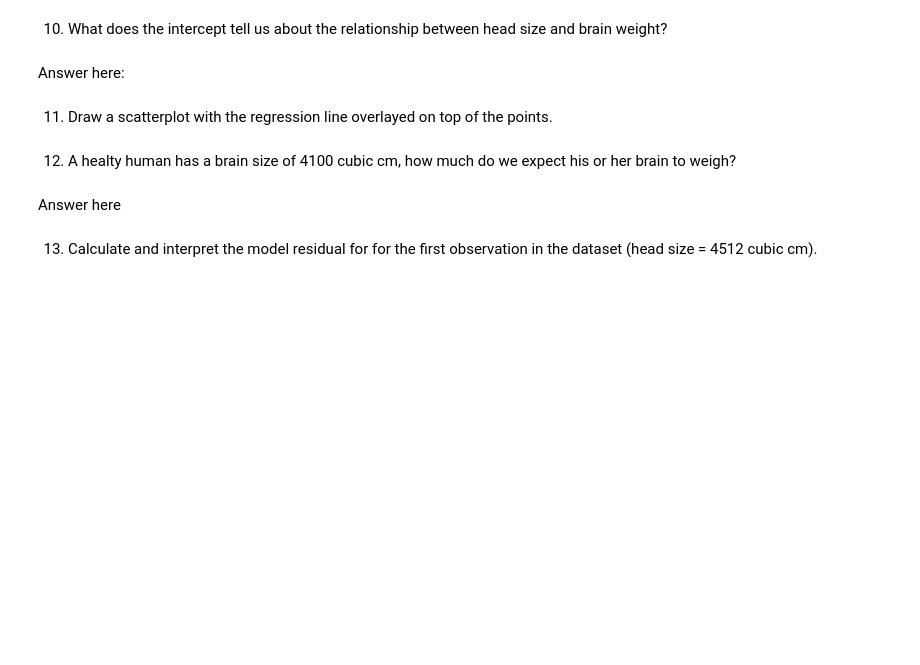
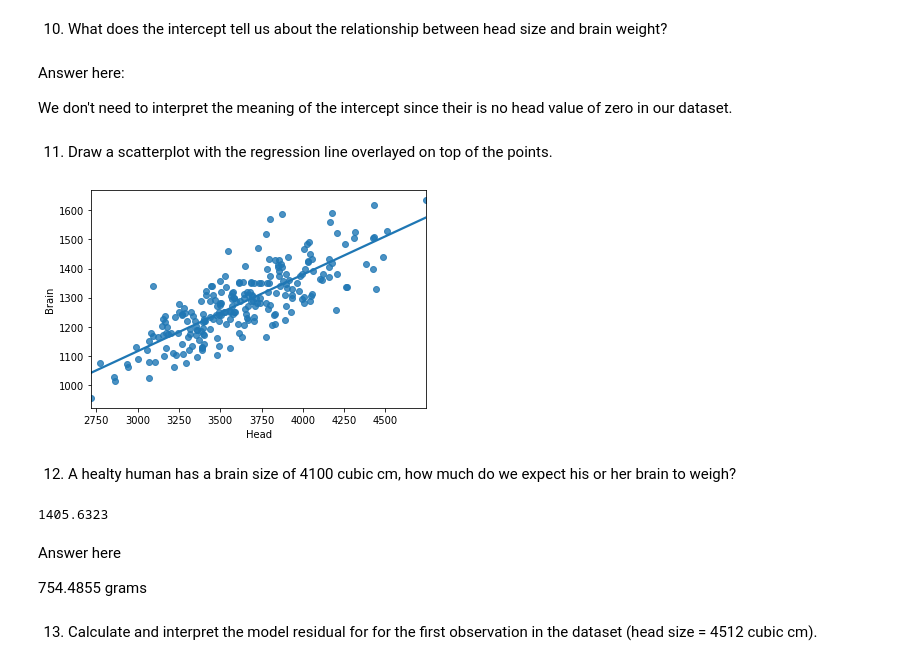
Before and after one commit to JenFaith/DS-Unit-1-Sprint-3-Linear-Algebra, a Jupyter notebook: module1-linear-correlation-regression/Faith-LS_DS_131_Simple_Linear_Regression_Assignment.ipynb, the cells around one changed output. Cells and saved outputs as stored; diff of their text form; code cells hidden in the pictures; blank space fills up the shorter version.

```diff
--- a/module1-linear-correlation-regression/Faith-LS_DS_131_Simple_Linear_Regression_Assignment.ipynb
+++ b/module1-linear-correlation-regression/Faith-LS_DS_131_Simple_Linear_Regression_Assignment.ipynb
@@ -83,6 +145,8 @@ Answer here:
 # %% [markdown]
 10) What does the intercept tell us about the relationship between head size and brain weight?
-# %% [markdown]
-Answer here:
+# %% [markdown]
+Answer here:
+
+We don't need to interpret the meaning of the intercept since their is no head value of zero in our dataset.
 # %% [markdown]
 11) Draw a scatterplot with the regression line overlayed on top of the points.
@@ -91,9 +153,24 @@ Answer here:
+# %%
+### YOUR CODE HERE ###
+
+import seaborn as sns
+
+ax = sns.regplot(x = df['Head'], y = df['Brain'], data = df, ci=None)
+# %% [output]
+[figure, added]
 # %% [markdown]
 12) A healty human has a brain size of 4100 cubic cm, how much do we expect his or her brain to weigh?
 # %%
 ### YOUR CODE HERE ###
+
+brain_y = (0.263429*4100) + 325.5734
+brain_y
+# %% [output]
+1405.6323
 # %% [markdown]
 Answer here
+
+754.4855 grams
 # %% [markdown]
 13) Calculate and interpret the model residual for for the first observation in the dataset (head size = 4512 cubic cm).
 # %%
```
Also changed, not shown: parts of 30 cells of this notebook.
